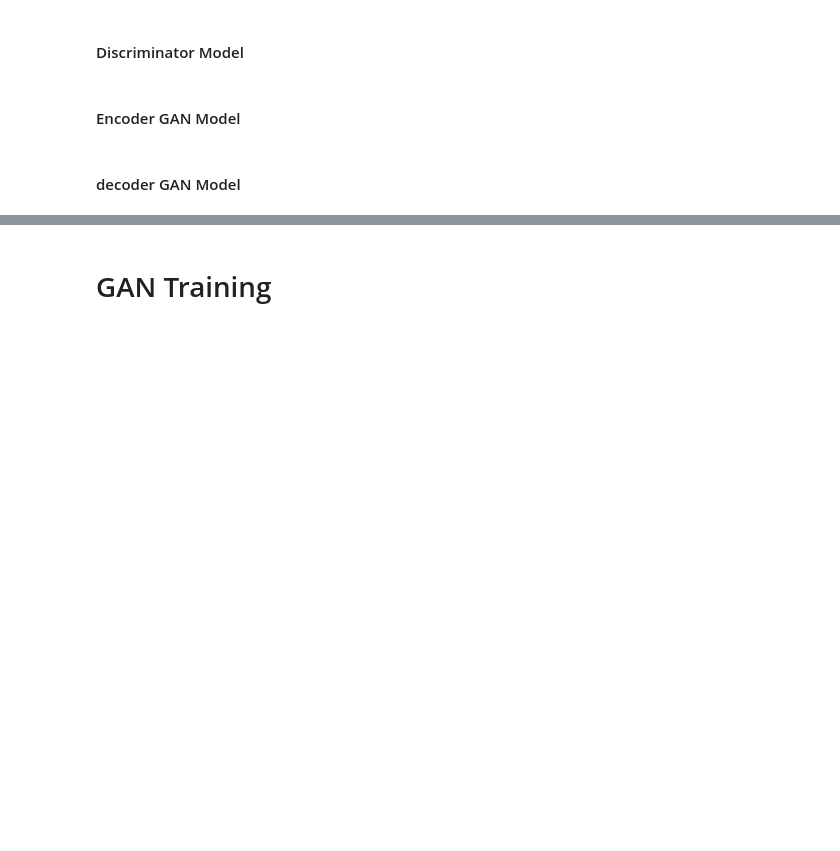
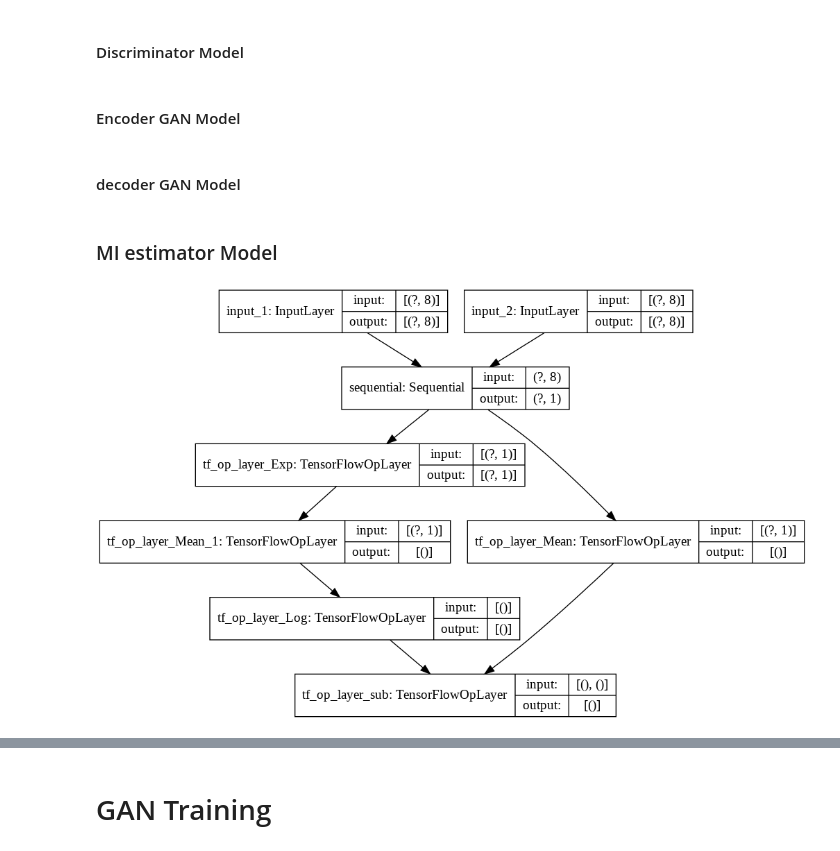
Before and after one commit to YBen1/Autoencoder_communication_system_WGAN_Channel-estimation, a Jupyter notebook: Compaire.ipynb, the cells around one changed output, grey strips where cells are left out. Cells and saved outputs as stored; diff of their text form; code cells hidden in the pictures; blank space fills up the shorter version.

```diff
--- a/Compaire.ipynb
+++ b/Compaire.ipynb
@@ -210,3 +218,27 @@ def get_gan_decoder(M):
                 keras.layers.Dense(M, activation="softmax")
                 ])
    return model
+# %% [markdown]
+### MI estimator Model
+# %%
+randN_05 = keras.initializers.RandomNormal(mean=0.0, stddev=0.05, seed=None)
+bias_init = keras.initializers.Constant(0.01)
+
+input_A = keras.layers.Input(shape=[2*n])
+input_B = keras.layers.Input(shape=[2*n])
+
+transform = keras.models.Sequential([
+layers.Dense(256, bias_initializer=bias_init, kernel_initializer=randN_05, activation="relu"),
+#keras.layers.Dropout(rate=0.3), # To regularize higher dimensionality
+layers.Dense(256, bias_initializer=bias_init, kernel_initializer=randN_05, activation="relu"),
+#keras.layers.Dropout(rate=0.3), # To regularize higher dimensionality
+layers.Dense(1, bias_initializer=bias_init, kernel_initializer=randN_05, activation=None)])
+
+output_A = transform(input_A)
+output_B = transform(input_B)
+output_C = tf.reduce_mean(output_A) - tf.math.log(tf.reduce_mean(tf.exp(output_B))) # MINE
+MI_mod = keras.models.Model(inputs=[input_A, input_B], outputs=output_C)
+
+#keras.utils.plot_model(MI_mod, 'Structure_of_MI_estimation.png', show_shapes=True)
+# %% [output]
+[figure, added]
```
Also changed, not shown: parts of 23 cells of this notebook.
